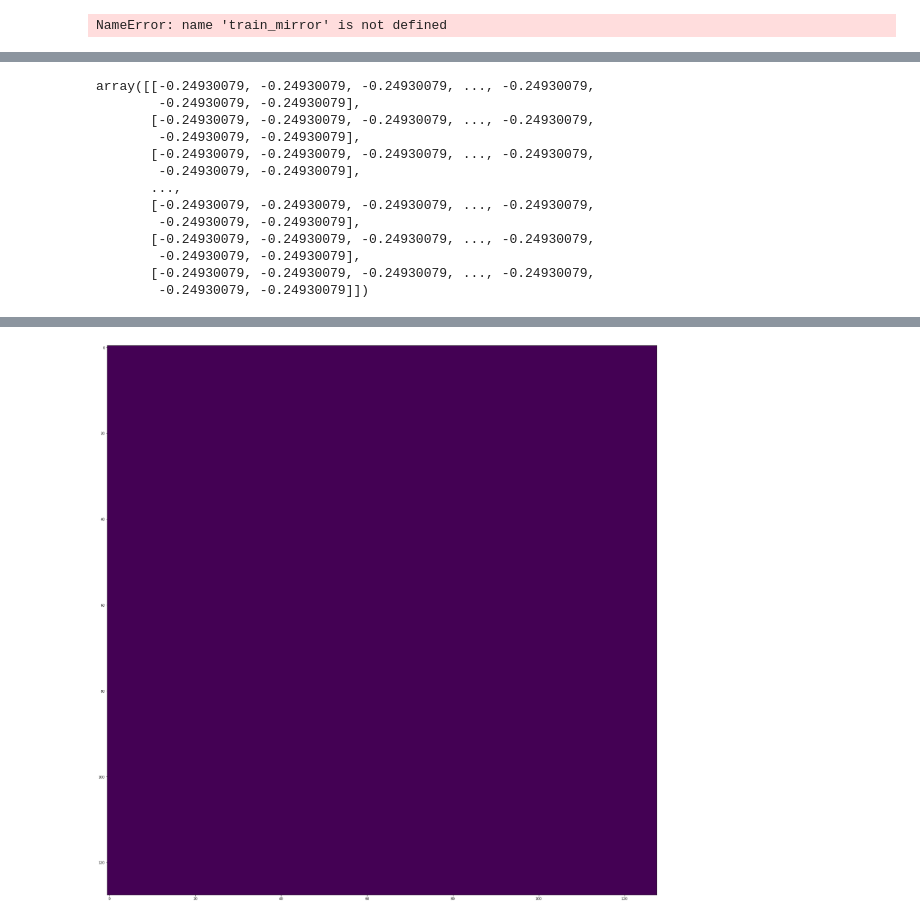
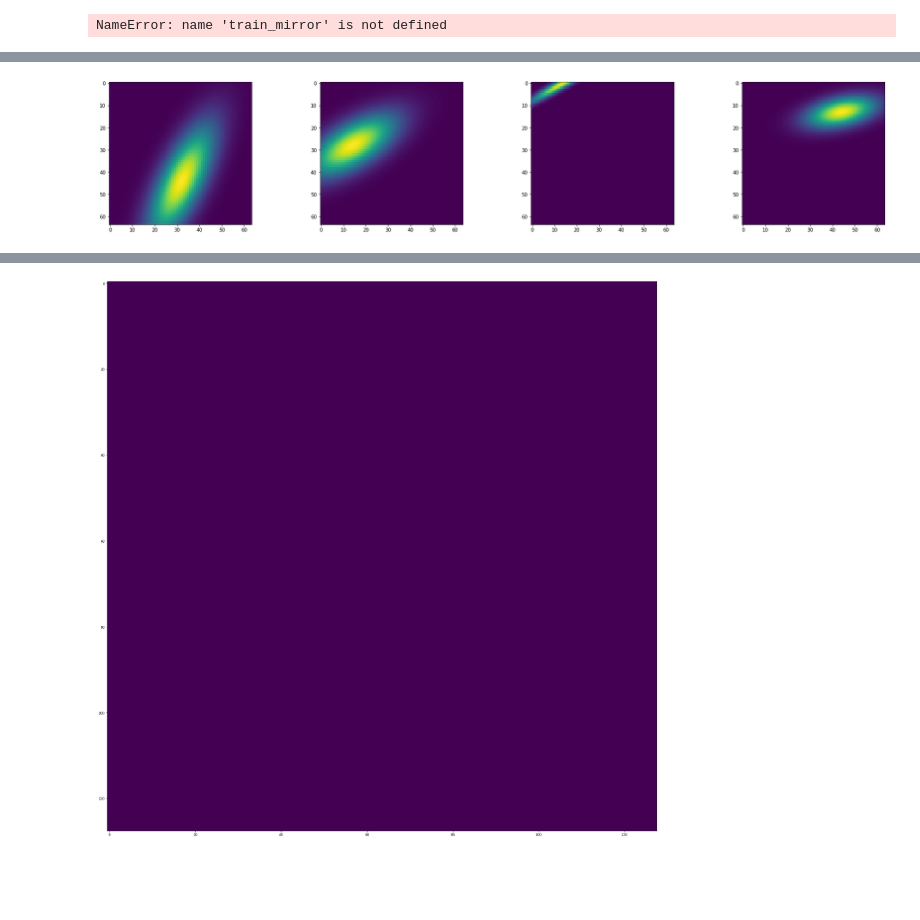
Before and after one commit to Hirochon/laboratory, a Jupyter notebook: experiment/visualize_surface.ipynb, the cells around one changed output, grey strips where cells are left out. Saved outputs shown, nothing was run; the diff lists cells and outputs as text; code cells hidden in the pictures; blank space fills up the shorter version.

```diff
--- a/experiment/visualize_surface.ipynb
+++ b/experiment/visualize_surface.ipynb
@@ -203,16 +202,9 @@ plt.show()
-# %%
-train[0]['z']
-# %% [output]
-array([[-0.24930079, -0.24930079, -0.24930079, ..., -0.24930079,
-        -0.24930079, -0.24930079],
-       [-0.24930079, -0.24930079, -0.24930079, ..., -0.24930079,
-        -0.24930079, -0.24930079],
-       [-0.24930079, -0.24930079, -0.24930079, ..., -0.24930079,
-        -0.24930079, -0.24930079],
-       ...,
-       [-0.24930079, -0.24930079, -0.24930079, ..., -0.24930079,
-        -0.24930079, -0.24930079],
-       [-0.24930079, -0.24930079, -0.24930079, ..., -0.24930079,
-        -0.24930079, -0.24930079],
-       [-0.24930079, -0.24930079, -0.24930079, ..., -0.24930079,
-        -0.24930079, -0.24930079]])
+# %%
+num = len(train_mirror['elip'])
+fig = plt.figure(figsize=(30,25))
+for i in range(len(train_mirror['elip'])):
+    fig.add_subplot(4, 4, i+1)
+    plt.imshow(train_mirror['elip'][i]["z"])
+plt.show()
+# %% [output]
+[figure, added]
```
Also changed, not shown: parts of 3 cells of this notebook, 2 other files.
